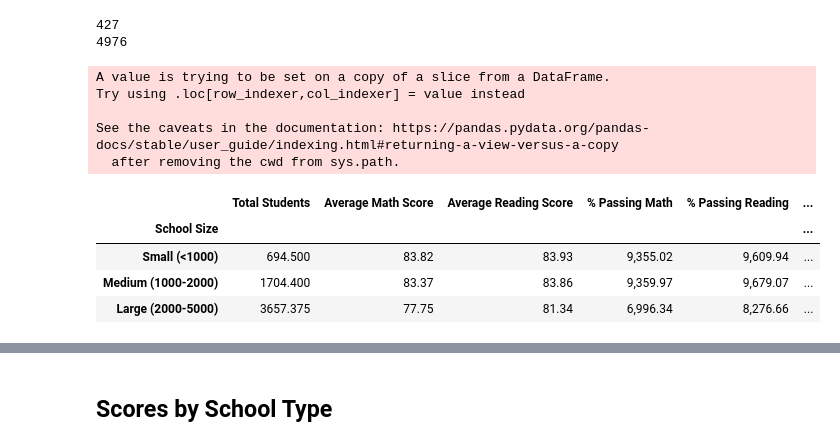
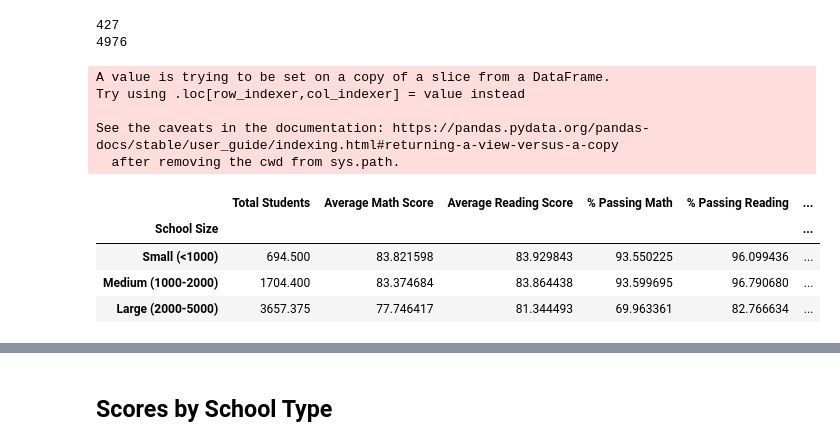
Before and after one commit to DerekLarson77/Pandas-School-Grades, a Jupyter notebook: PyCitySchools/PyCitySchools_rework.ipynb, the cells around one changed output, grey strips where cells are left out. Cells and saved outputs as stored; diff of their text form; code cells hidden in the pictures.

Commit message:
Almost completed scores by grade
Current error, 'expected tuples, got string'.

```diff
--- a/PyCitySchools/PyCitySchools_rework.ipynb
+++ b/PyCitySchools/PyCitySchools_rework.ipynb
@@ -494,30 +489,30 @@ size_bin_labels = ["Small (<1000)", "Medium (1000-2000)", "Large (2000-5000)"]
 # %%
 Scores_SchoolSize_df = SchoolSum_resetindex_df[["Total Students", "Average Math Score", "Average Reading Score",
                                             "% Passing Math", "% Passing Reading", "% Overall Passing"]]
 
 Scores_SchoolSize_df["School Size"] = pd.cut(Scores_SchoolSize_df["Total Students"], size_bins, labels=size_bin_labels)
 
 #Scores_SchoolSize_df.drop(columns=["Total Students"])
 
 Groupby_SchoolSize_df = Scores_SchoolSize_df.groupby(["School Size"]).mean()
 
 #Groupby_SchoolSize_df.drop(columns="Total Students")
 
-Groupby_SchoolSize_df["Average Math Score"] = round(Groupby_SchoolSize_df["Average Math Score"],2)
-Groupby_SchoolSize_df["Average Reading Score"] = round(Groupby_SchoolSize_df["Average Reading Score"],2)
-Groupby_SchoolSize_df["% Passing Math"] = (Groupby_SchoolSize_df["% Passing Math"]
-Groupby_SchoolSize_df["% Passing Reading"] = (Groupby_SchoolSize_df["% Passing Reading"
-Groupby_SchoolSize_df["% Overall Passing"] = (Groupby_SchoolSize_df["% Overall Passing"]*100).map("{:,.2f}".format)
+Groupby_SchoolSize_df["Average Math Score"] = round(Groupby_SchoolSize_df["Average Math Score"],6)
+Groupby_SchoolSize_df["Average Reading Score"] = round(Groupby_SchoolSize_df["Average Reading Score"],6)
+Groupby_SchoolSize_df["% Passing Math"] = round(Groupby_SchoolSize_df["% Passing Math"],6)
+Groupby_SchoolSize_df["% Passing Reading"] = round(Groupby_SchoolSize_df["% Passing Reading"],6)
+Groupby_SchoolSize_df["% Overall Passing"] = round(Groupby_SchoolSize_df["% Overall Passing"],6)
 
 Groupby_SchoolSize_df
 # %% [output]
 A value is trying to be set on a copy of a slice from a DataFrame.
 Try using .loc[row_indexer,col_indexer] = value instead
 
 See the caveats in the documentation: https://pandas.pydata.org/pandas-docs/stable/user_guide/indexing.html#returning-a-view-versus-a-copy
   after removing the cwd from sys.path.
 |  | Total Students | Average Math Score | Average Reading Score | % Passing Math | % Passing Reading | ... |
 | School Size |  |  |  |  |  | ... |
-| Small (<1000) | 694.500 | 83.82 | 83.93 | 9,355.02 | 9,609.94 | ... |
-| Medium (1000-2000) | 1704.400 | 83.37 | 83.86 | 9,359.97 | 9,679.07 | ... |
-| Large (2000-5000) | 3657.375 | 77.75 | 81.34 | 6,996.34 | 8,276.66 | ... |
+| Small (<1000) | 694.500 | 83.821598 | 83.929843 | 93.550225 | 96.099436 | ... |
+| Medium (1000-2000) | 1704.400 | 83.374684 | 83.864438 | 93.599695 | 96.790680 | ... |
+| Large (2000-5000) | 3657.375 | 77.746417 | 81.344493 | 69.963361 | 82.766634 | ... |
```
Also changed, not shown: parts of 9 cells of this notebook.
